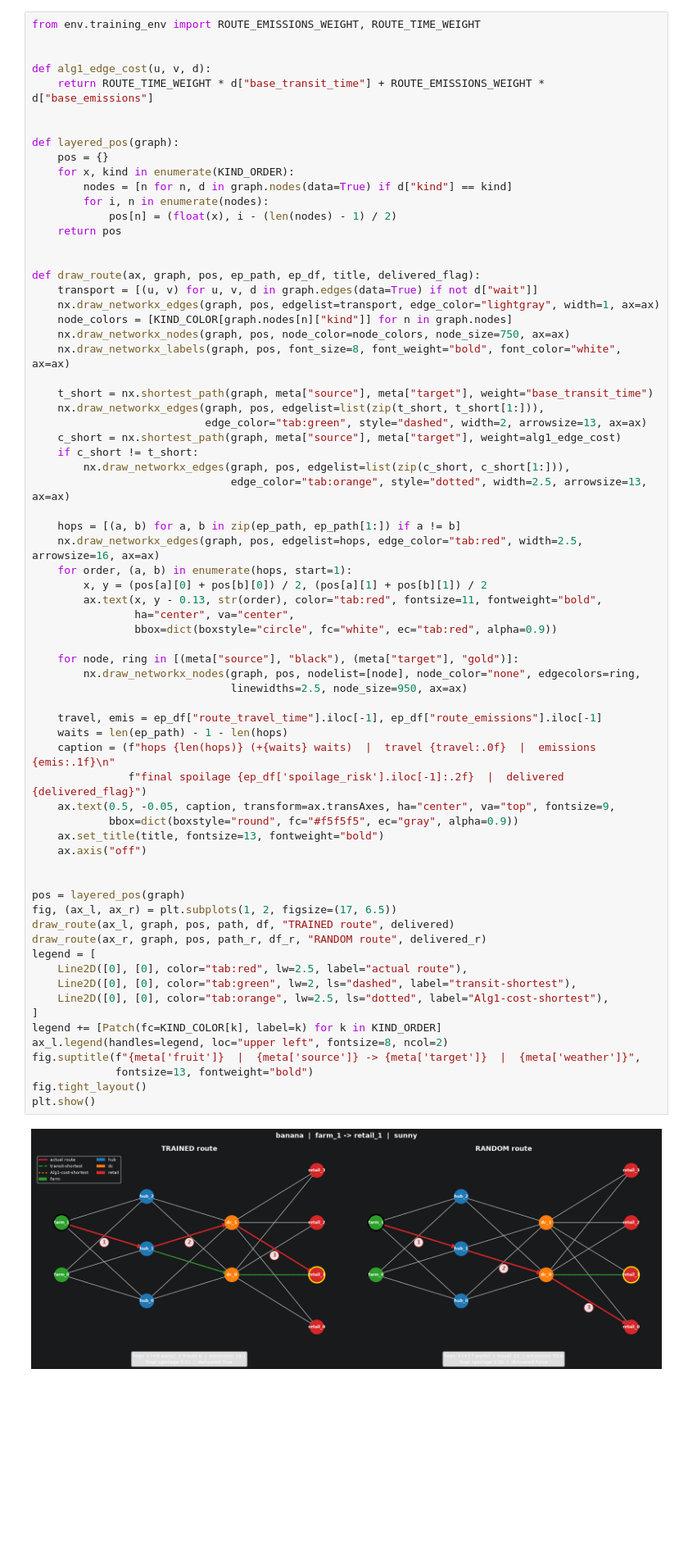
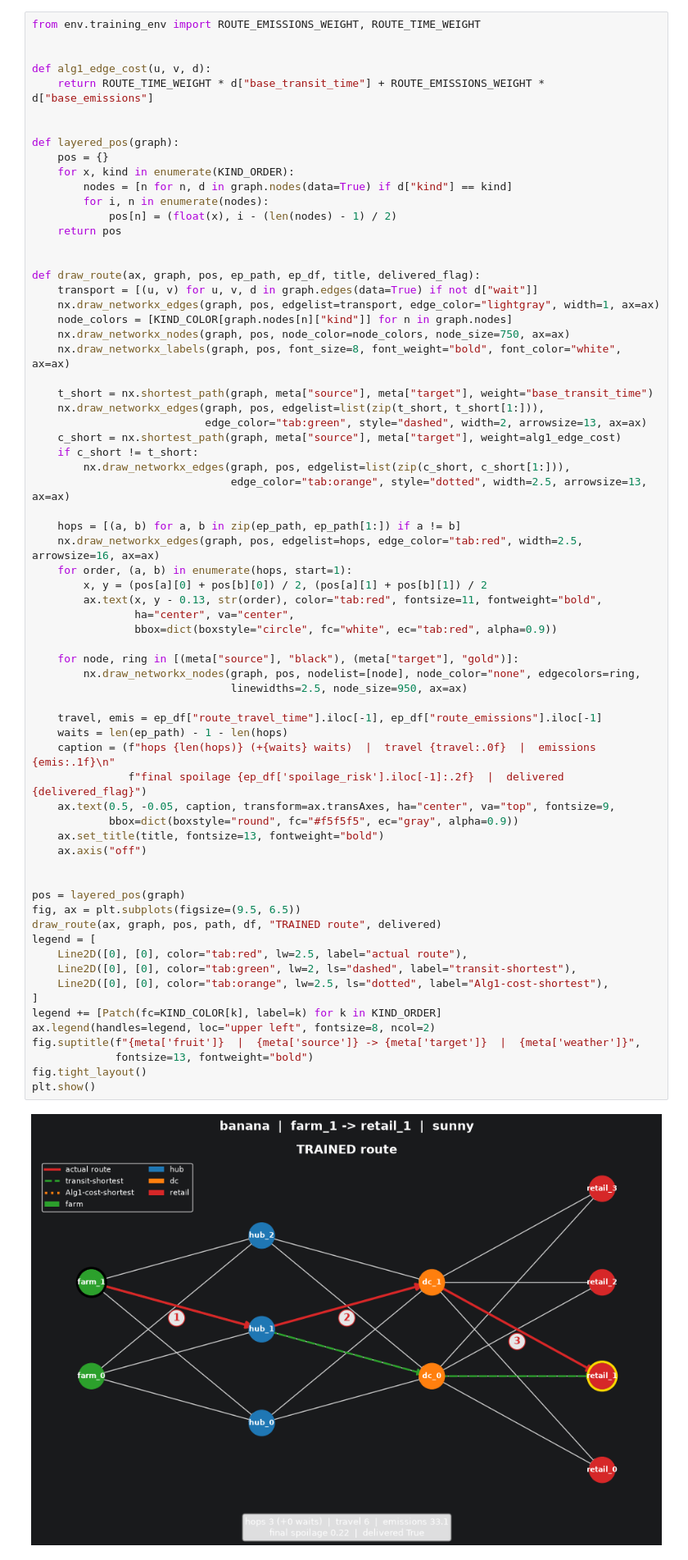
Before and after one commit to twisted1g/coldchain-marl, a Jupyter notebook: notebooks/agent_behavior.ipynb, the cells around one changed output. Shown at 82% size. Cells and saved outputs as stored; diff of their text form; blank space fills up the shorter version.

```diff
--- a/notebooks/agent_behavior.ipynb
+++ b/notebooks/agent_behavior.ipynb
@@ -183,35 +183,34 @@ def draw_route(ax, graph, pos, ep_path, ep_df, title, delivered_flag):
         ax.text(x, y - 0.13, str(order), color="tab:red", fontsize=11, fontweight="bold",
                 ha="center", va="center",
                 bbox=dict(boxstyle="circle", fc="white", ec="tab:red", alpha=0.9))
 
     for node, ring in [(meta["source"], "black"), (meta["target"], "gold")]:
         nx.draw_networkx_nodes(graph, pos, nodelist=[node], node_color="none", edgecolors=ring,
                                linewidths=2.5, node_size=950, ax=ax)
 
     travel, emis = ep_df["route_travel_time"].iloc[-1], ep_df["route_emissions"].iloc[-1]
     waits = len(ep_path) - 1 - len(hops)
     caption = (f"hops {len(hops)} (+{waits} waits)  |  travel {travel:.0f}  |  emissions {emis:.1f}\n"
                f"final spoilage {ep_df['spoilage_risk'].iloc[-1]:.2f}  |  delivered {delivered_flag}")
     ax.text(0.5, -0.05, caption, transform=ax.transAxes, ha="center", va="top", fontsize=9,
             bbox=dict(boxstyle="round", fc="#f5f5f5", ec="gray", alpha=0.9))
     ax.set_title(title, fontsize=13, fontweight="bold")
     ax.axis("off")
 
 
 pos = layered_pos(graph)
-fig, (ax_l, ax_r) = plt.subplots(1, 2, figsize=(17, 6.5))
-draw_route(ax_l, graph, pos, path, df, "TRAINED route", delivered)
-draw_route(ax_r, graph, pos, path_r, df_r, "RANDOM route", delivered_r)
+fig, ax = plt.subplots(figsize=(9.5, 6.5))
+draw_route(ax, graph, pos, path, df, "TRAINED route", delivered)
 legend = [
     Line2D([0], [0], color="tab:red", lw=2.5, label="actual route"),
     Line2D([0], [0], color="tab:green", lw=2, ls="dashed", label="transit-shortest"),
     Line2D([0], [0], color="tab:orange", lw=2.5, ls="dotted", label="Alg1-cost-shortest"),
 ]
 legend += [Patch(fc=KIND_COLOR[k], label=k) for k in KIND_ORDER]
-ax_l.legend(handles=legend, loc="upper left", fontsize=8, ncol=2)
+ax.legend(handles=legend, loc="upper left", fontsize=8, ncol=2)
 fig.suptitle(f"{meta['fruit']}  |  {meta['source']} -> {meta['target']}  |  {meta['weather']}",
              fontsize=13, fontweight="bold")
 fig.tight_layout()
 plt.show()
 # %% [output]
-[figure, old version]
+[figure, new version]
```
Also changed, not shown: parts of 10 cells of this notebook, 1 other file.
